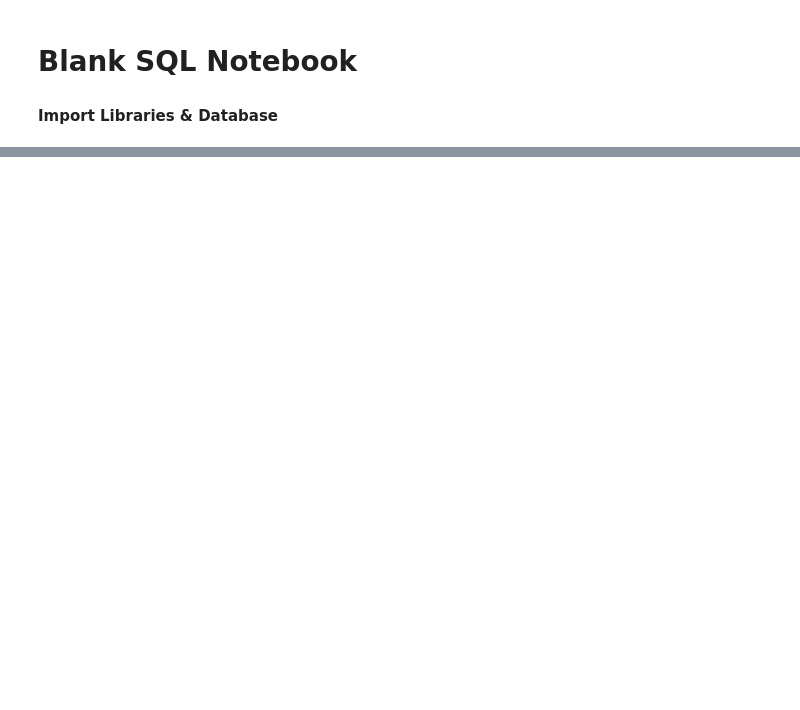
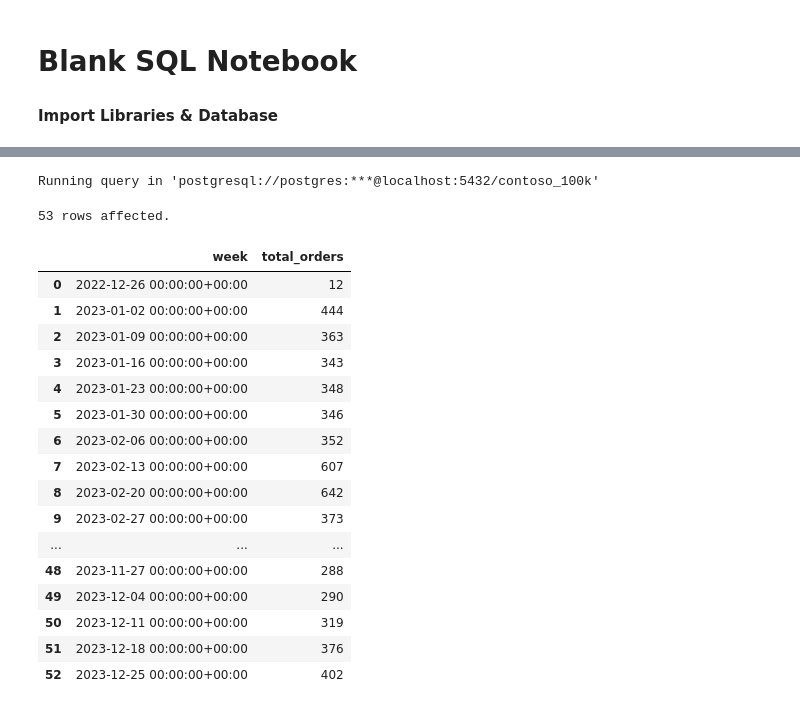
Before and after one commit to sandu17767/project_sql_data_jobs, a Jupyter notebook: Resources/Blank_SQL_Notebook.ipynb, the cells around one changed output, grey strips where cells are left out. Drawn from its saved outputs; the diff is of its cells as text; code cells hidden in the pictures; blank space fills up the shorter version.

```diff
--- a/Resources/Blank_SQL_Notebook.ipynb
+++ b/Resources/Blank_SQL_Notebook.ipynb
@@ -319,0 +109,33 @@ Running query in 'postgresql://postgres:***@localhost:5432/contoso_100k'
+# %%
+%%sql
+WITH weekly_orders AS(
+  SELECT
+  DATE_TRUNC('week' , orderdate) AS week,
+  COUNT(DISTINCT orderkey) AS total_orders
+  FROM sales
+  WHERE EXTRACT(YEAR FROM orderdate) = 2023
+  GROUP BY week
+  ORDER BY week
+)
+SELECT *
+FROM weekly_orders;
+# %% [output]
+Running query in 'postgresql://postgres:***@localhost:5432/contoso_100k'
+53 rows affected.
+|  | week | total_orders |
+| 0 | 2022-12-26 00:00:00+00:00 | 12 |
+| 1 | 2023-01-02 00:00:00+00:00 | 444 |
+| 2 | 2023-01-09 00:00:00+00:00 | 363 |
+| 3 | 2023-01-16 00:00:00+00:00 | 343 |
+| 4 | 2023-01-23 00:00:00+00:00 | 348 |
+| 5 | 2023-01-30 00:00:00+00:00 | 346 |
+| 6 | 2023-02-06 00:00:00+00:00 | 352 |
+| 7 | 2023-02-13 00:00:00+00:00 | 607 |
+| 8 | 2023-02-20 00:00:00+00:00 | 642 |
+| 9 | 2023-02-27 00:00:00+00:00 | 373 |
+| ... | ... | ... |
+| 48 | 2023-11-27 00:00:00+00:00 | 288 |
+| 49 | 2023-12-04 00:00:00+00:00 | 290 |
+| 50 | 2023-12-11 00:00:00+00:00 | 319 |
+| 51 | 2023-12-18 00:00:00+00:00 | 376 |
+| 52 | 2023-12-25 00:00:00+00:00 | 402 |
```
Also changed, not shown: parts of 13 cells of this notebook.
